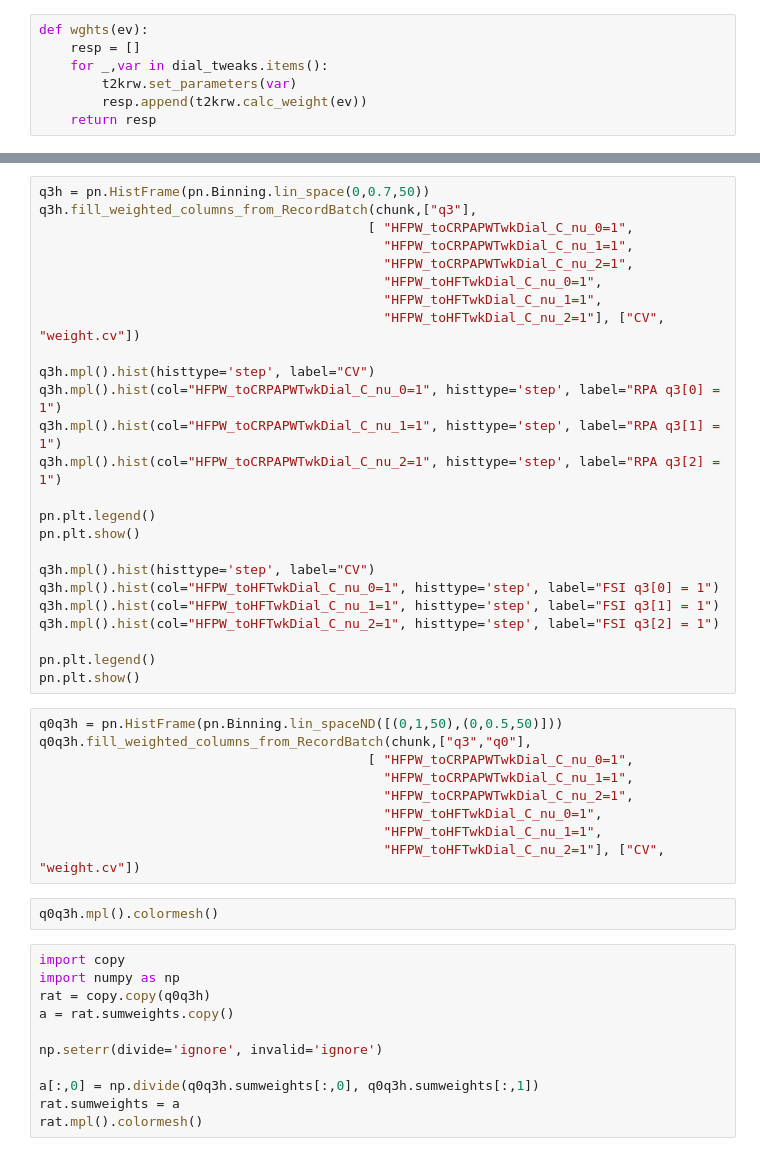
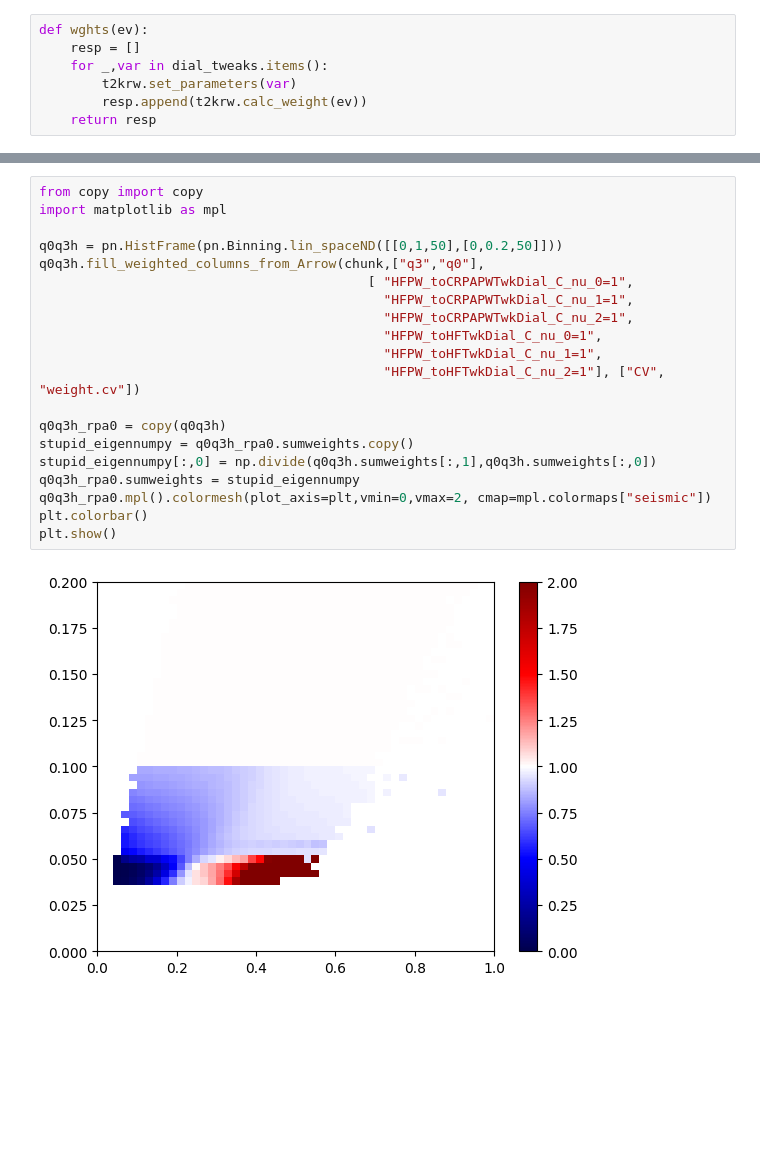
Before and after one commit to NUISANCEMC/nuisance3, a Jupyter notebook: notebooks/T2KReWeight.ipynb, the cells around one changed output, grey strips where cells are left out. Drawn from its saved outputs; the diff is of its cells as text; blank space fills up the shorter version.

```diff
--- a/notebooks/T2KReWeight.ipynb
+++ b/notebooks/T2KReWeight.ipynb
@@ -146,47 +177,22 @@ pn.plt.show()
-# %%
-q3h = pn.HistFrame(pn.Binning.lin_space(0,0.7,50))
-q3h.fill_weighted_columns_from_RecordBatch(chunk,["q3"],
-                                          [ "HFPW_toCRPAPWTwkDial_C_nu_0=1",
-                                            "HFPW_toCRPAPWTwkDial_C_nu_1=1",
-                                            "HFPW_toCRPAPWTwkDial_C_nu_2=1",
-                                            "HFPW_toHFTwkDial_C_nu_0=1",
-                                            "HFPW_toHFTwkDial_C_nu_1=1",
-                                            "HFPW_toHFTwkDial_C_nu_2=1"], ["CV", "weight.cv"])
-
-q3h.mpl().hist(histtype='step', label="CV")
-q3h.mpl().hist(col="HFPW_toCRPAPWTwkDial_C_nu_0=1", histtype='step', label="RPA q3[0] = 1")
-q3h.mpl().hist(col="HFPW_toCRPAPWTwkDial_C_nu_1=1", histtype='step', label="RPA q3[1] = 1")
-q3h.mpl().hist(col="HFPW_toCRPAPWTwkDial_C_nu_2=1", histtype='step', label="RPA q3[2] = 1")
-
-pn.plt.legend()
-pn.plt.show()
-
-q3h.mpl().hist(histtype='step', label="CV")
-q3h.mpl().hist(col="HFPW_toHFTwkDial_C_nu_0=1", histtype='step', label="FSI q3[0] = 1")
-q3h.mpl().hist(col="HFPW_toHFTwkDial_C_nu_1=1", histtype='step', label="FSI q3[1] = 1")
-q3h.mpl().hist(col="HFPW_toHFTwkDial_C_nu_2=1", histtype='step', label="FSI q3[2] = 1")
-
-pn.plt.legend()
-pn.plt.show()
-# %%
-q0q3h = pn.HistFrame(pn.Binning.lin_spaceND([(0,1,50),(0,0.5,50)]))
-q0q3h.fill_weighted_columns_from_RecordBatch(chunk,["q3","q0"],
-                                          [ "HFPW_toCRPAPWTwkDial_C_nu_0=1",
-                                            "HFPW_toCRPAPWTwkDial_C_nu_1=1",
-                                            "HFPW_toCRPAPWTwkDial_C_nu_2=1",
-                                            "HFPW_toHFTwkDial_C_nu_0=1",
-                                            "HFPW_toHFTwkDial_C_nu_1=1",
-                                            "HFPW_toHFTwkDial_C_nu_2=1"], ["CV", "weight.cv"])
-# %%
-q0q3h.mpl().colormesh()
 # %%
-import copy
-import numpy as np
-rat = copy.copy(q0q3h)
-a = rat.sumweights.copy()
+from copy import copy
+import matplotlib as mpl
 
-np.seterr(divide='ignore', invalid='ignore')
+q0q3h = pn.HistFrame(pn.Binning.lin_spaceND([[0,1,50],[0,0.2,50]]))
+q0q3h.fill_weighted_columns_from_Arrow(chunk,["q3","q0"],
+                                          [ "HFPW_toCRPAPWTwkDial_C_nu_0=1",
+                                            "HFPW_toCRPAPWTwkDial_C_nu_1=1",
+                                            "HFPW_toCRPAPWTwkDial_C_nu_2=1",
+                                            "HFPW_toHFTwkDial_C_nu_0=1",
+                                            "HFPW_toHFTwkDial_C_nu_1=1",
+                                            "HFPW_toHFTwkDial_C_nu_2=1"], ["CV", "weight.cv"])
 
-a[:,0] = np.divide(q0q3h.sumweights[:,0], q0q3h.sumweights[:,1])
-rat.sumweights = a
-rat.mpl().colormesh()
+q0q3h_rpa0 = copy(q0q3h)
+stupid_eigennumpy = q0q3h_rpa0.sumweights.copy()
+stupid_eigennumpy[:,0] = np.divide(q0q3h.sumweights[:,1],q0q3h.sumweights[:,0])
+q0q3h_rpa0.sumweights = stupid_eigennumpy
+q0q3h_rpa0.mpl().colormesh(plot_axis=plt,vmin=0,vmax=2, cmap=mpl.colormaps["seismic"])
+plt.colorbar()
+plt.show()
+# %% [output]
+[figure, added]
```
Also changed, not shown: parts of 8 cells of this notebook.
